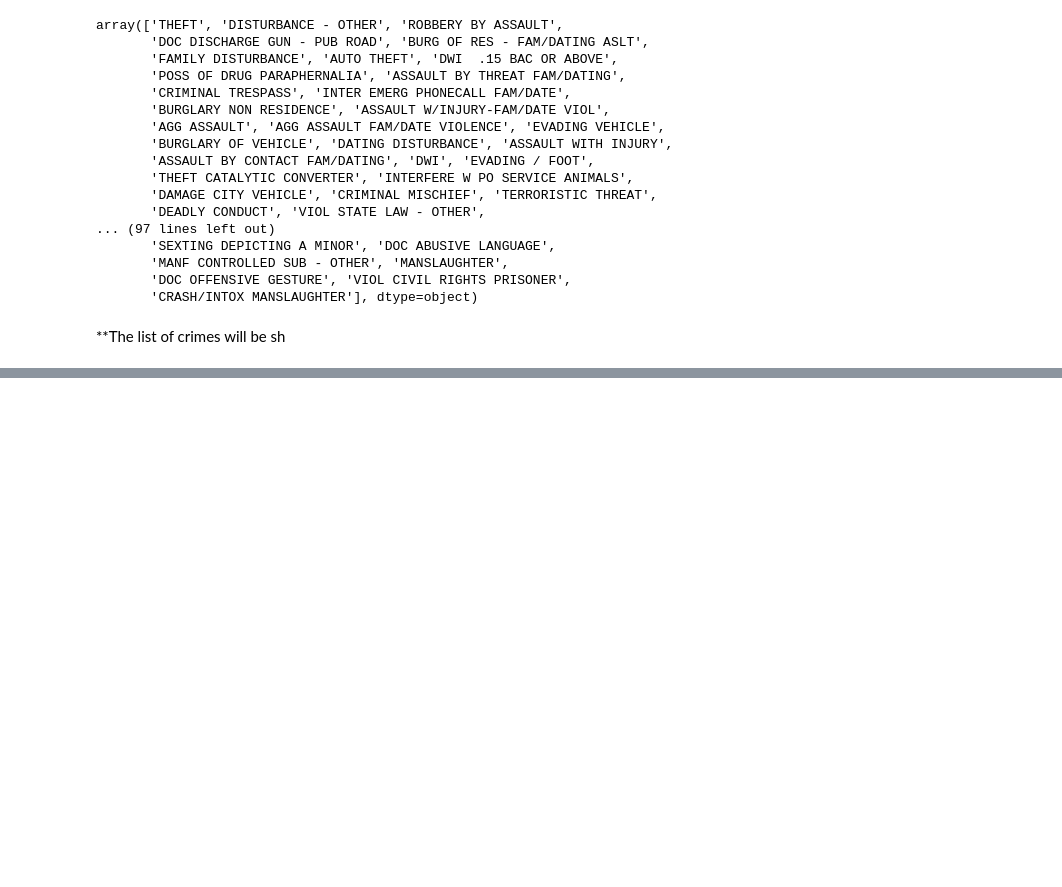
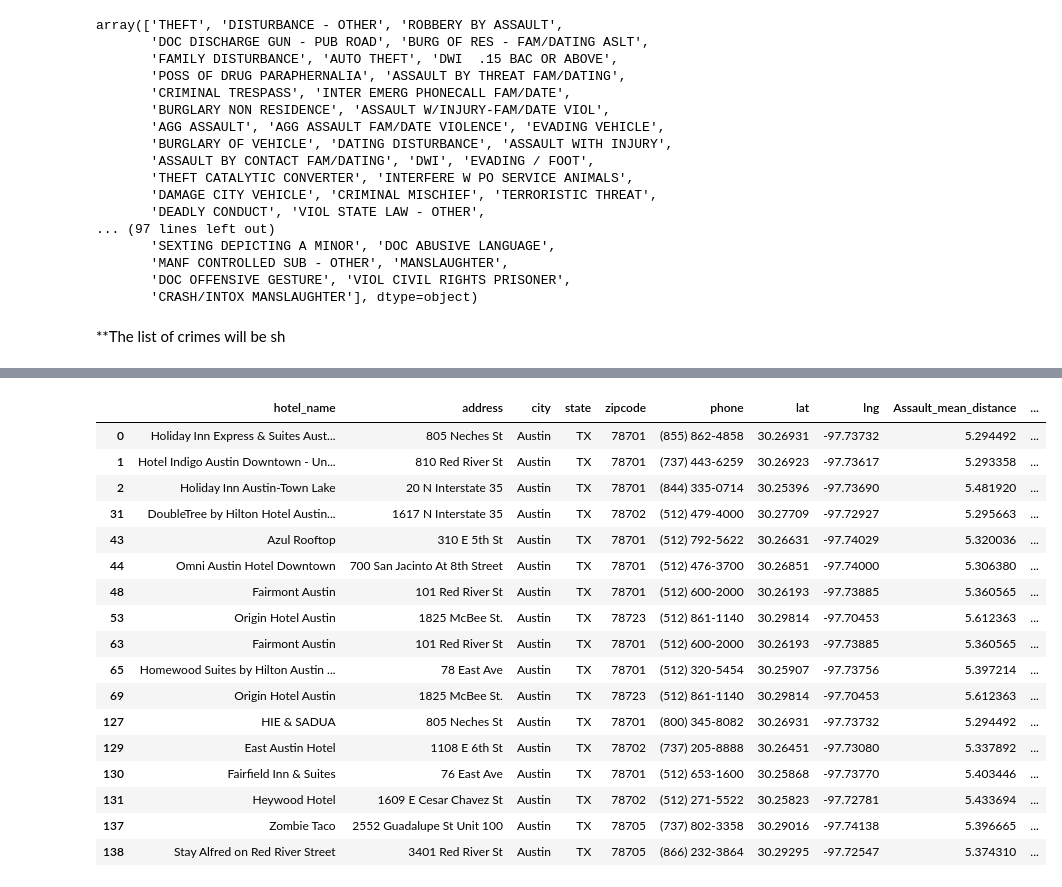
Before and after one commit to LACLanthony/crimes_hotel, a Jupyter notebook: hotels_crimes_maps.ipynb, the cells around one changed output, grey strips where cells are left out. Drawn from its saved outputs; the diff is of its cells as text; code cells hidden in the pictures; blank space fills up the shorter version.

```diff
--- a/hotels_crimes_maps.ipynb
+++ b/hotels_crimes_maps.ipynb
@@ -112,0 +115,3 @@ crimes.head()
+# %%
+assaults = crimes[crimes['Crime_Type']=='ASSAULT']
+assaults.reset_index(inplace=True)
@@ -112,0 +129,9 @@ crimes.head()
+# %%
+for index1, rows1 in hotels.iterrows():
+  calc=[]
+  for index2, rows2 in assaults.iterrows():
+    calc.append(GD(rows1[['lat', 'lng']] , rows2[['Latitude', 'Longitude']]).miles)
+  hotels.at[index1, 'Assault_mean_distance'] = np.mean(calc)
+  hotels.at[index1, 'Assault_median_distance'] = np.median(calc)
+  hotels.at[index1, 'Assault_max_distance'] = max(calc)
+  hotels.at[index1, 'Assaults_min_distance']= min(calc)
@@ -112,0 +149,21 @@ crimes.head()
+# %%
+hotels[hotels['Assault_median_distance']<5]
+# %% [output]
+|  | hotel_name | address | city | state | zipcode | phone | lat | lng | Assault_mean_distance | ... |
+| 0 | Holiday Inn Express & Suites Aust... | 805 Neches St | Austin | TX | 78701 | (855) 862-4858 | 30.26931 | -97.73732 | 5.294492 | ... |
+| 1 | Hotel Indigo Austin Downtown - Un... | 810 Red River St | Austin | TX | 78701 | (737) 443-6259 | 30.26923 | -97.73617 | 5.293358 | ... |
+| 2 | Holiday Inn Austin-Town Lake | 20 N Interstate 35 | Austin | TX | 78701 | (844) 335-0714 | 30.25396 | -97.73690 | 5.481920 | ... |
+| 31 | DoubleTree by Hilton Hotel Austin... | 1617 N Interstate 35 | Austin | TX | 78702 | (512) 479-4000 | 30.27709 | -97.72927 | 5.295663 | ... |
+| 43 | Azul Rooftop | 310 E 5th St | Austin | TX | 78701 | (512) 792-5622 | 30.26631 | -97.74029 | 5.320036 | ... |
+| 44 | Omni Austin Hotel Downtown | 700 San Jacinto At 8th Street | Austin | TX | 78701 | (512) 476-3700 | 30.26851 | -97.74000 | 5.306380 | ... |
+| 48 | Fairmont Austin | 101 Red River St | Austin | TX | 78701 | (512) 600-2000 | 30.26193 | -97.73885 | 5.360565 | ... |
+| 53 | Origin Hotel Austin | 1825 McBee St. | Austin | TX | 78723 | (512) 861-1140 | 30.29814 | -97.70453 | 5.612363 | ... |
+| 63 | Fairmont Austin | 101 Red River St | Austin | TX | 78701 | (512) 600-2000 | 30.26193 | -97.73885 | 5.360565 | ... |
+| 65 | Homewood Suites by Hilton Austin ... | 78 East Ave | Austin | TX | 78701 | (512) 320-5454 | 30.25907 | -97.73756 | 5.397214 | ... |
+| 69 | Origin Hotel Austin | 1825 McBee St. | Austin | TX | 78723 | (512) 861-1140 | 30.29814 | -97.70453 | 5.612363 | ... |
+| 127 | HIE & SADUA | 805 Neches St | Austin | TX | 78701 | (800) 345-8082 | 30.26931 | -97.73732 | 5.294492 | ... |
+| 129 | East Austin Hotel | 1108 E 6th St | Austin | TX | 78702 | (737) 205-8888 | 30.26451 | -97.73080 | 5.337892 | ... |
+| 130 | Fairfield Inn & Suites | 76 East Ave | Austin | TX | 78701 | (512) 653-1600 | 30.25868 | -97.73770 | 5.403446 | ... |
+| 131 | Heywood Hotel | 1609 E Cesar Chavez St | Austin | TX | 78702 | (512) 271-5522 | 30.25823 | -97.72781 | 5.433694 | ... |
+| 137 | Zombie Taco | 2552 Guadalupe St Unit 100 | Austin | TX | 78705 | (737) 802-3358 | 30.29016 | -97.74138 | 5.396665 | ... |
+| 138 | Stay Alfred on Red River Street | 3401 Red River St | Austin | TX | 78705 | (866) 232-3864 | 30.29295 | -97.72547 | 5.374310 | ... |
```
Also changed, not shown: parts of 5 cells of this notebook.
